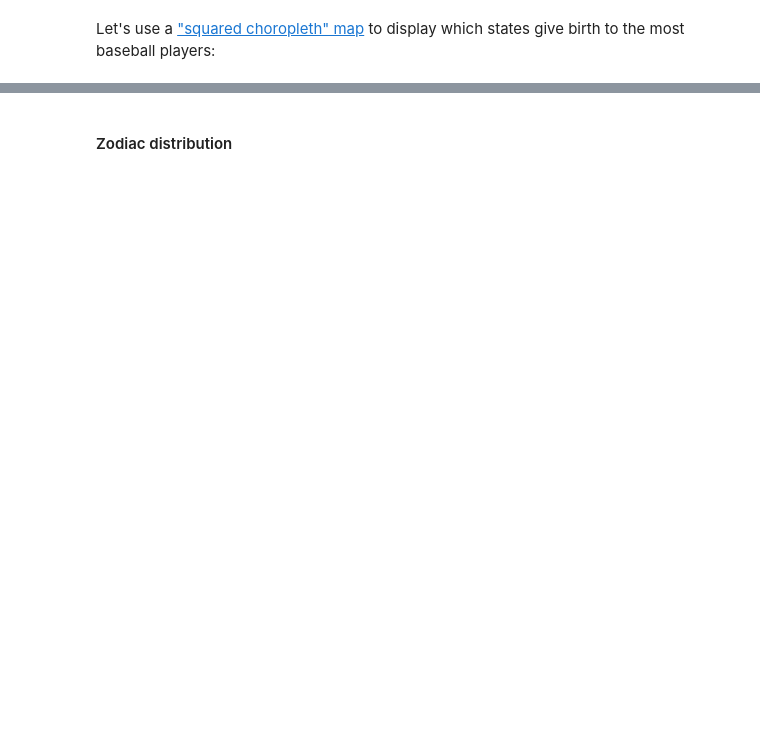
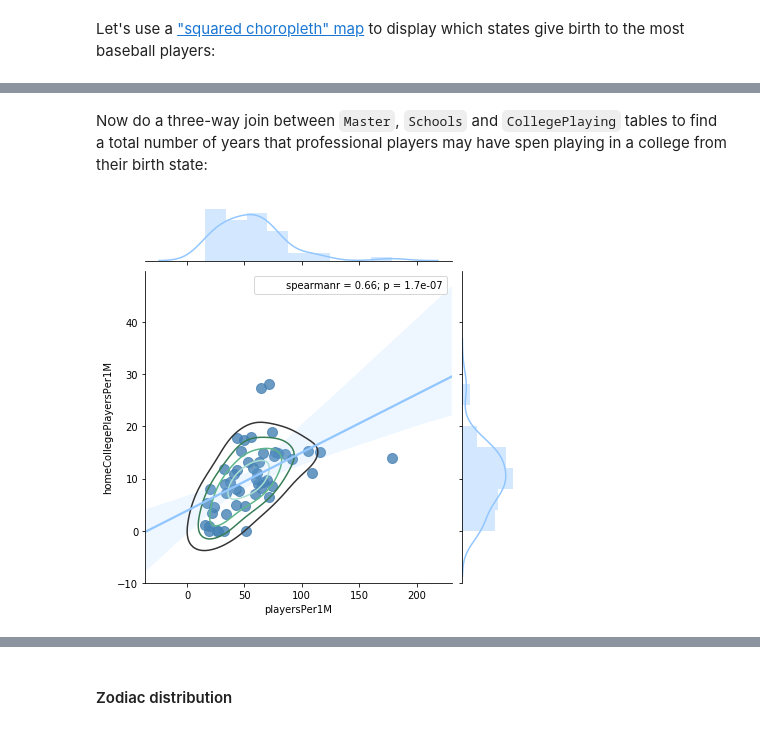
Before and after one commit to rshest/data-analyst-projects, a Jupyter notebook: p2.investigate-a-dataset/p2.investigate-a-dataset.ipynb, the cells around one changed output, grey strips where cells are left out. Drawn from its saved outputs; the diff is of its cells as text; code cells hidden in the pictures; blank space fills up the shorter version.

```diff
--- a/p2.investigate-a-dataset/p2.investigate-a-dataset.ipynb
+++ b/p2.investigate-a-dataset/p2.investigate-a-dataset.ipynb
@@ -317,0 +297,5 @@ http://www.univsearch.com/state.php
+# %%
+state_colleges = pd.read_csv('data/colleges.csv', sep=';', header=0)
+state_data = state_data.merge(state_colleges, on='abbr', how='left')
+# %% [markdown]
+Now do a three-way join between `Master`, `Schools` and `CollegePlaying` tables to find a total number of years that professional players may have spen playing in a college from their birth state:
@@ -317,0 +310,16 @@ http://www.univsearch.com/state.php
+# %%
+state_data = MASTER[['yearsAtBirthStateCollege', 'birthState']]\
+    .groupby('birthState').count().reset_index()\
+    .merge(state_data, how='right', left_on='birthState', right_on='abbr')\
+    .sort_values('playersBorn', ascending=False)
+state_data['homeCollegePlayersPer1M'] = 1e6*state_data['yearsAtBirthStateCollege']/state_data['population']
+state_data['numInstitutionsPer1M'] = 1e6*state_data['numInstitutions']/state_data['population']
+# %%
+def corr_plot(df, v1, v2):
+    ax = sns.jointplot(v1, v2, data=df, kind="reg",
+                       scatter_kws=dict(s=100, color="steelblue"), stat_func=stats.spearmanr)
+    ax.plot_joint(sns.kdeplot, n_levels=5)
+
+corr_plot(state_data, 'playersPer1M', 'homeCollegePlayersPer1M')
+# %% [output]
+[figure, added]
```
Also changed, not shown: parts of 46 cells of this notebook, 2 other files.
